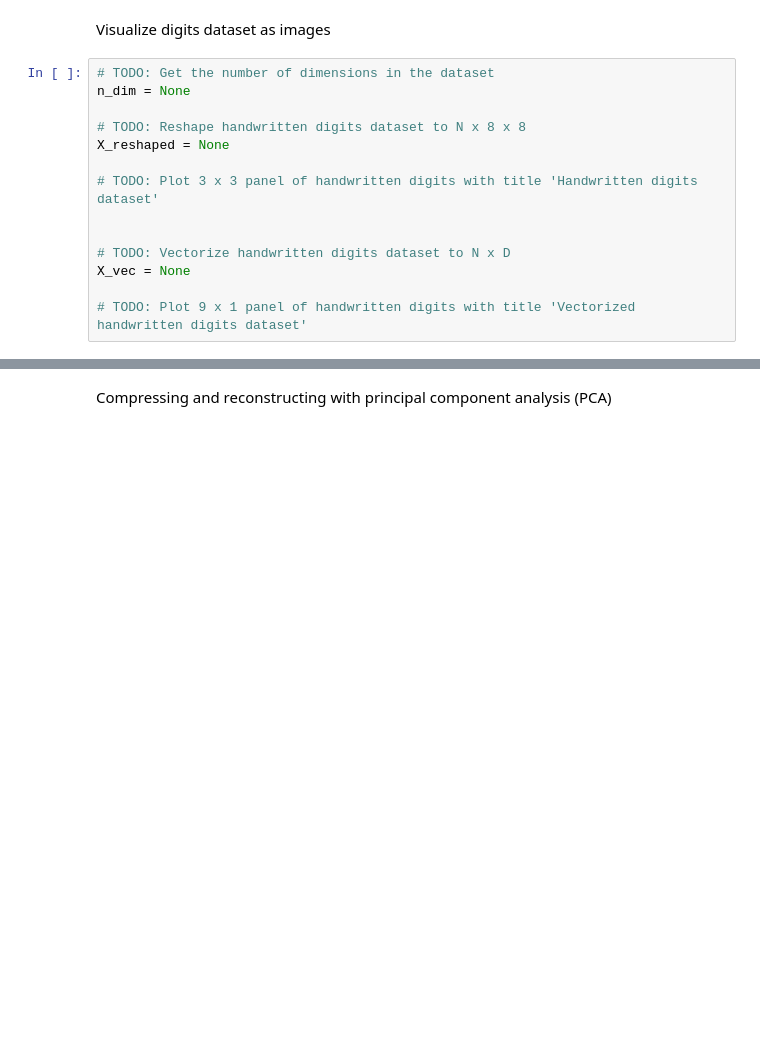
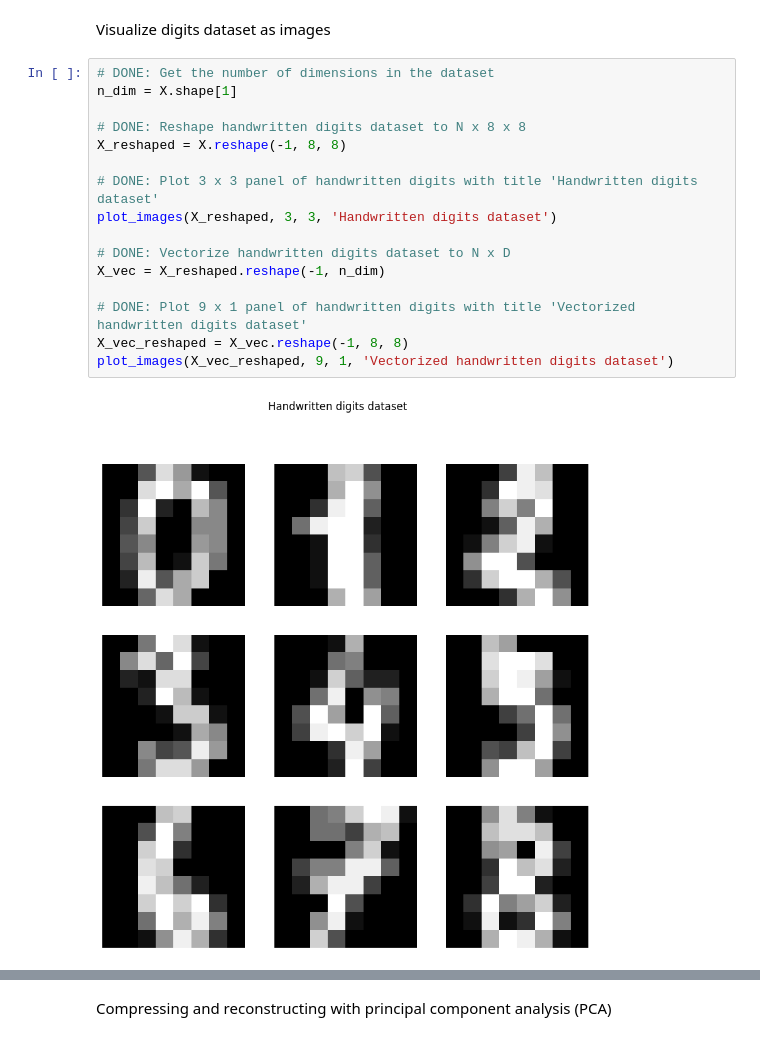
Before and after one commit to haileyrobertson/robertson-cpsc581, a Jupyter notebook: assignments/a4/04_assignment_pca.ipynb, the cells around one changed output, grey strips where cells are left out. Drawn from its saved outputs; the diff is of its cells as text; blank space fills up the shorter version.

Commit message:
compress, reconstruct, visualize

```diff
--- a/assignments/a4/04_assignment_pca.ipynb
+++ b/assignments/a4/04_assignment_pca.ipynb
@@ -292,16 +292,20 @@ y = dataset.target
 # %% [markdown]
 Visualize digits dataset as images
 # %%
-# TODO: Get the number of dimensions in the dataset
-n_dim = None
+# DONE: Get the number of dimensions in the dataset
+n_dim = X.shape[1]
 
-# TODO: Reshape handwritten digits dataset to N x 8 x 8
-X_reshaped = None
+# DONE: Reshape handwritten digits dataset to N x 8 x 8
+X_reshaped = X.reshape(-1, 8, 8)
 
-# TODO: Plot 3 x 3 panel of handwritten digits with title 'Handwritten digits dataset'
+# DONE: Plot 3 x 3 panel of handwritten digits with title 'Handwritten digits dataset'
+plot_images(X_reshaped, 3, 3, 'Handwritten digits dataset')
 
+# DONE: Vectorize handwritten digits dataset to N x D
+X_vec = X_reshaped.reshape(-1, n_dim)
 
-# TODO: Vectorize handwritten digits dataset to N x D
-X_vec = None
-
-# TODO: Plot 9 x 1 panel of handwritten digits with title 'Vectorized handwritten digits dataset'
+# DONE: Plot 9 x 1 panel of handwritten digits with title 'Vectorized handwritten digits dataset'
+X_vec_reshaped = X_vec.reshape(-1, 8, 8)
+plot_images(X_vec_reshaped, 9, 1, 'Vectorized handwritten digits dataset')
+# %% [output]
+[figure, added]
```
Also changed, not shown: parts of 3 cells of this notebook.
